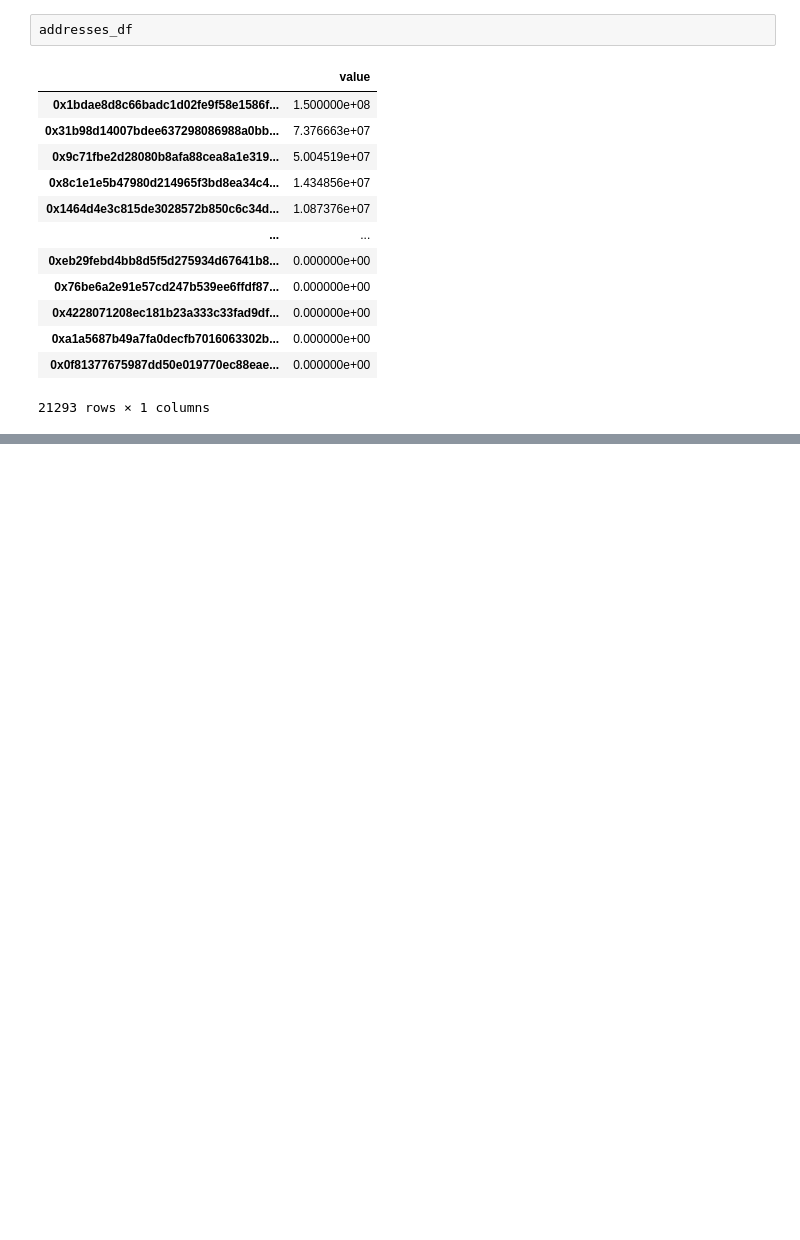
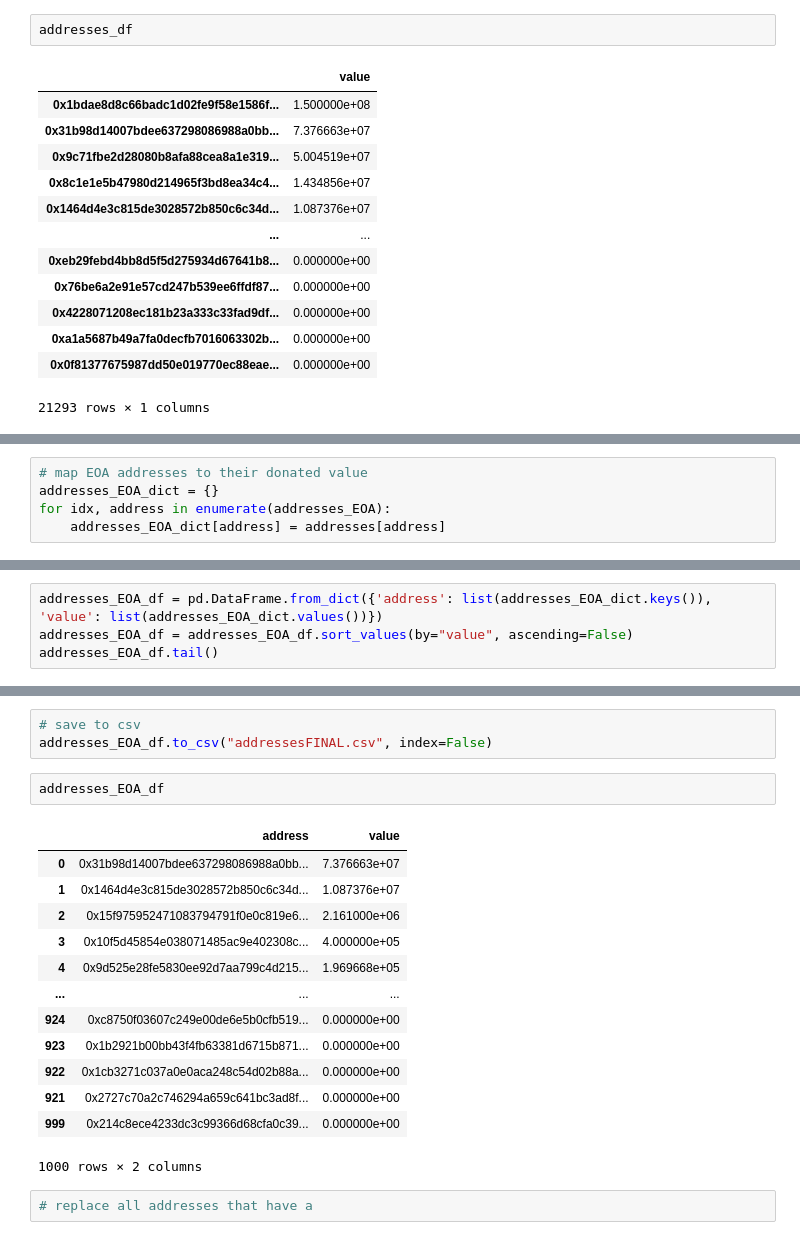
Before and after one commit to peanutprotocol/waterdrop, a Jupyter notebook: playground/rankings.ipynb, the cells around one changed output, grey strips where cells are left out. Saved outputs shown, nothing was run; the diff lists cells and outputs as text; blank space fills up the shorter version.

Commit message:
FINAL update on addresses leaderboard.

```diff
--- a/playground/rankings.ipynb
+++ b/playground/rankings.ipynb
@@ -208,0 +197,5 @@ addresses_df
+# %%
+# map EOA addresses to their donated value
+addresses_EOA_dict = {}
+for idx, address in enumerate(addresses_EOA):
+    addresses_EOA_dict[address] = addresses[address]
@@ -208,0 +220,4 @@ addresses_df
+# %%
+addresses_EOA_df = pd.DataFrame.from_dict({'address': list(addresses_EOA_dict.keys()), 'value': list(addresses_EOA_dict.values())})
+addresses_EOA_df = addresses_EOA_df.sort_values(by="value", ascending=False)
+addresses_EOA_df.tail()
@@ -208,0 +231,21 @@ addresses_df
+# %%
+# save to csv
+addresses_EOA_df.to_csv("addressesFINAL.csv", index=False)
+# %%
+addresses_EOA_df
+# %% [output]
+|  | address | value |
+| 0 | 0x31b98d14007bdee637298086988a0bb... | 7.376663e+07 |
+| 1 | 0x1464d4e3c815de3028572b850c6c34d... | 1.087376e+07 |
+| 2 | 0x15f975952471083794791f0e0c819e6... | 2.161000e+06 |
+| 3 | 0x10f5d45854e038071485ac9e402308c... | 4.000000e+05 |
+| 4 | 0x9d525e28fe5830ee92d7aa799c4d215... | 1.969668e+05 |
+| ... | ... | ... |
+| 924 | 0xc8750f03607c249e00de6e5b0cfb519... | 0.000000e+00 |
+| 923 | 0x1b2921b00bb43f4fb63381d6715b871... | 0.000000e+00 |
+| 922 | 0x1cb3271c037a0e0aca248c54d02b88a... | 0.000000e+00 |
+| 921 | 0x2727c70a2c746294a659c641bc3ad8f... | 0.000000e+00 |
+| 999 | 0x214c8ece4233dc3c99366d68cfa0c39... | 0.000000e+00 |
+1000 rows × 2 columns
+# %%
+# replace all addresses that have a
```
Also changed, not shown: parts of 6 cells of this notebook, 5 other files.
